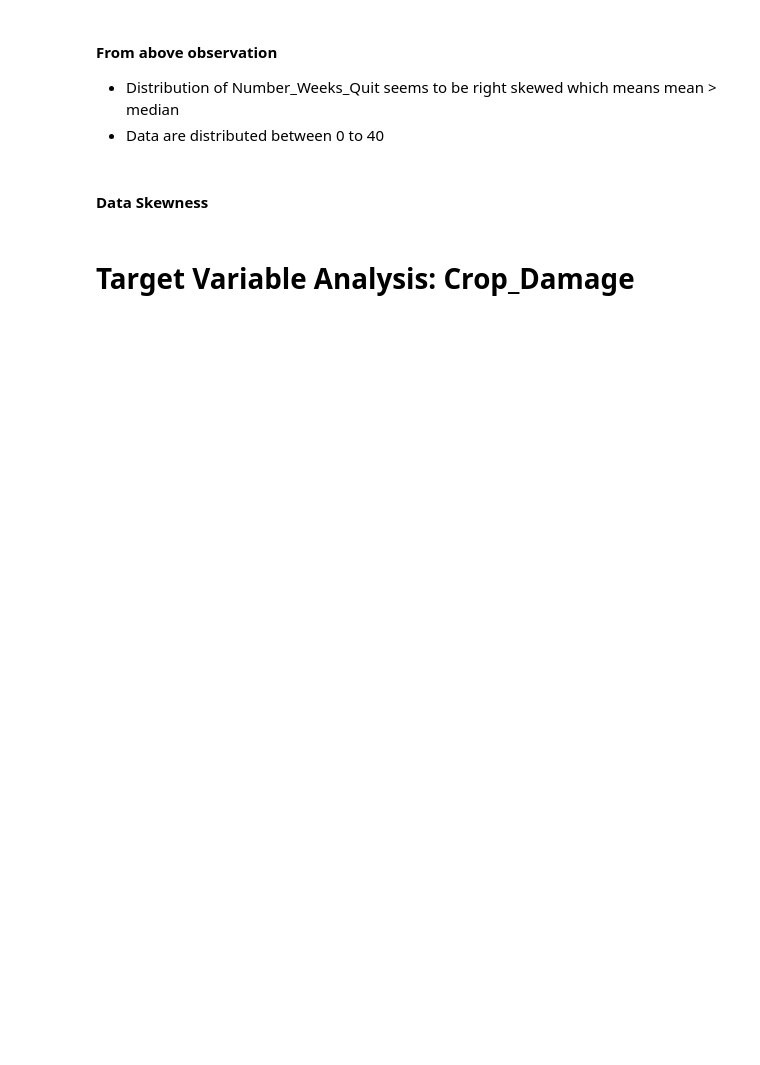
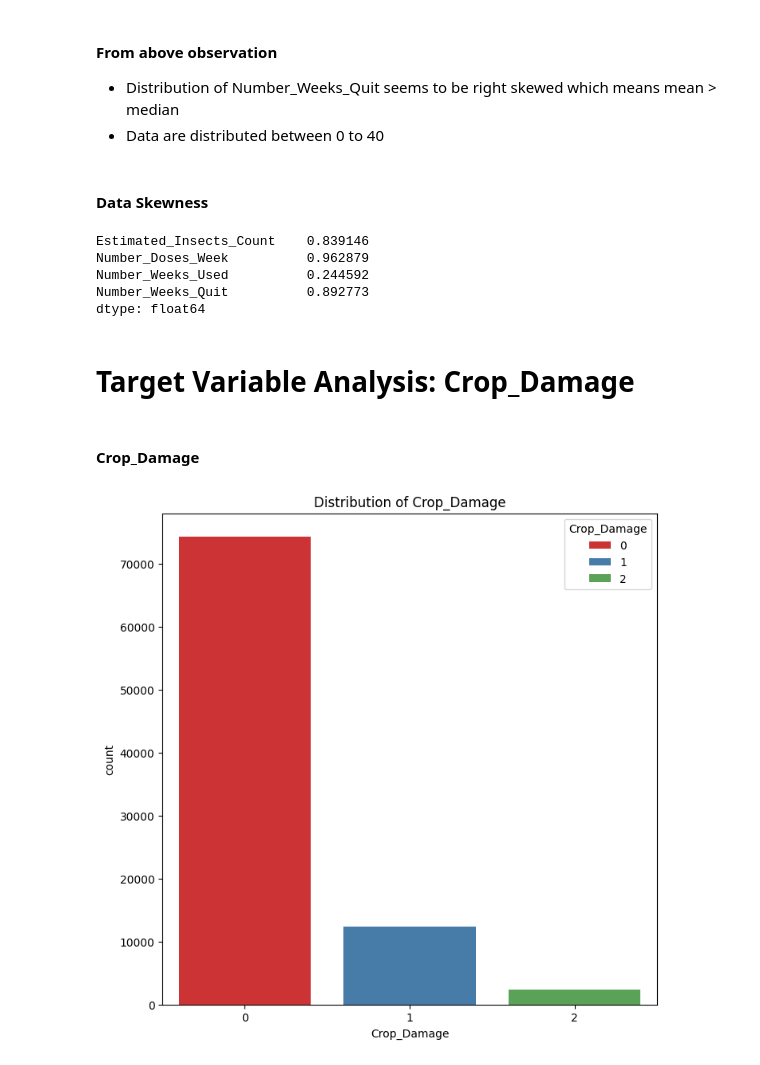
Before and after one commit to Naresh-Dhimal/Datascience-and-ML-using-python, a Jupyter notebook: week8/Day4/crop_heath.ipynb, the cells around one changed output. Drawn from its saved outputs; the diff is of its cells as text; code cells hidden in the pictures; blank space fills up the shorter version.

Commit message:
week8(day4_task_modified)

```diff
--- a/week8/Day4/crop_heath.ipynb
+++ b/week8/Day4/crop_heath.ipynb
@@ -289,4 +313,10 @@ nemurical_features =["Estimated_Insects_Count","Number_Doses_Week","Number_Weeks
 # %%
-train_df[nemurical_features].skew()
+train_df[numerical_features].skew()
+# %% [output]
+Estimated_Insects_Count    0.839146
+Number_Doses_Week          0.962879
+Number_Weeks_Used          0.244592
+Number_Weeks_Quit          0.892773
+dtype: float64
 # %% [markdown]
 # Target Variable Analysis: Crop_Damage
@@ -299,0 +323,9 @@ sns.barplot(x=soil_count.index, y=soil_count.values, hue=soil_count.index, palet
+# %% [markdown]
+#### Crop_Damage
+# %%
+plt.figure(figsize=(8,8))
+plt.title("Distribution of Crop_Damage")
+sns.countplot(x="Crop_Damage", data=train_df, hue="Crop_Damage", palette="Set1")
+plt.show()
+# %% [output]
+[figure, added]
```
Also changed, not shown: parts of 91 cells of this notebook.
